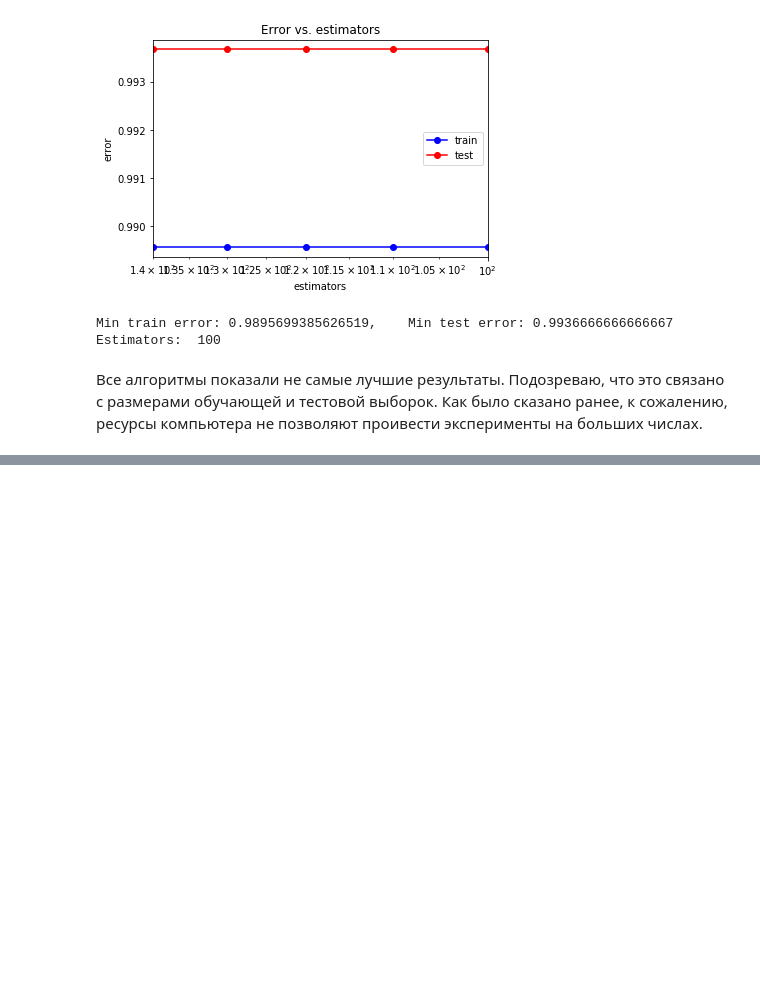
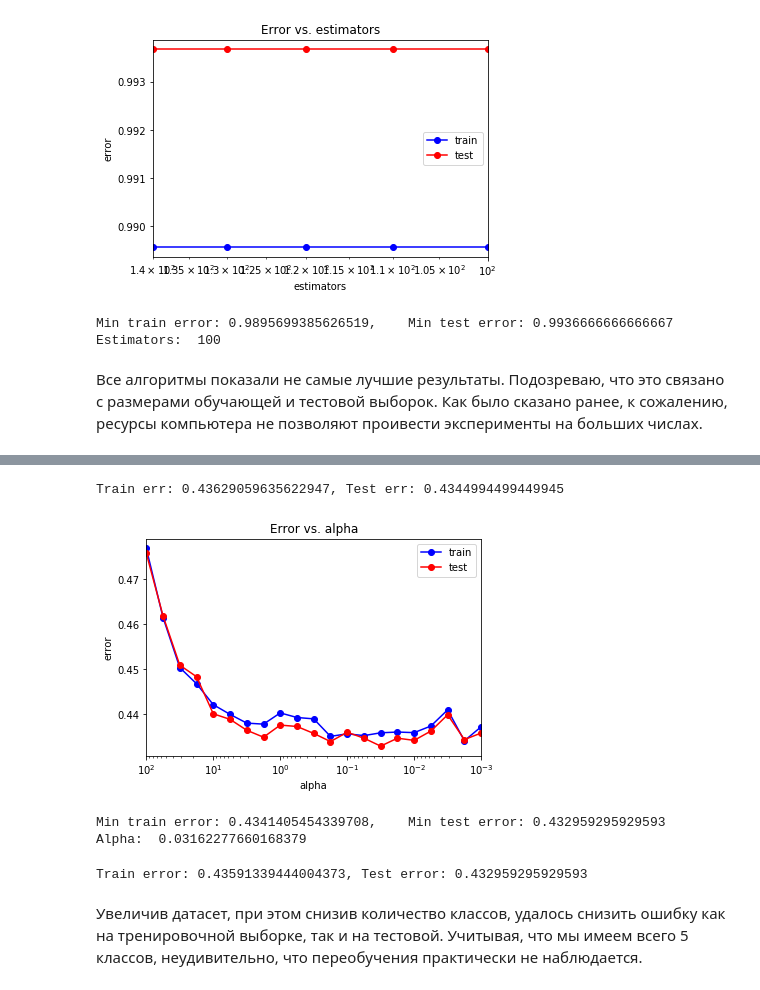
Before and after one commit to AntonGrishin/ML, a Jupyter notebook: core.ipynb, the cells around one changed output, grey strips where cells are left out. Drawn from its saved outputs; the diff is of its cells as text; code cells hidden in the pictures; blank space fills up the shorter version.

```diff
--- a/core.ipynb
+++ b/core.ipynb
@@ -1005,0 +1081,6 @@ Estimators:  100
+# %%
+#Обучение классификатора
+from sklearn.neural_network import MLPClassifier
+mlp_model = MLPClassifier(hidden_layer_sizes = (100,), solver = 'lbfgs',
+                          activation = 'logistic', random_state = 42)
+mlp_model.fit(X_train, y_train)
@@ -1005,0 +1095,55 @@ Estimators:  100
+# %%
+y_train_pred = mlp_model.predict(X_train)
+y_test_pred = mlp_model.predict(X_test)
+
+
+print('Train err: {}, Test err: {}'.format(np.mean(y_train != y_train_pred), np.mean(y_test != y_test_pred)))
+# %% [output]
+Train err: 0.43629059635622947, Test err: 0.4344994499449945
+# %%
+alpha_arr = np.logspace(-3, 2, 21)
+test_err = []
+train_err = []
+for alpha in alpha_arr:
+    mlp_model = MLPClassifier(alpha = alpha, hidden_layer_sizes = (100,),
+                              solver = 'lbfgs', activation = 'logistic', random_state = 42)
+    mlp_model.fit(X_train, y_train)
+
+    y_train_pred = mlp_model.predict(X_train)
+    y_test_pred = mlp_model.predict(X_test)
+    train_err.append(np.mean(y_train != y_train_pred))
+    test_err.append(np.mean(y_test != y_test_pred))
+# %%
+plt.semilogx(alpha_arr, train_err, 'b-o', label = 'train')
+plt.semilogx(alpha_arr, test_err, 'r-o', label = 'test')
+plt.xlim([np.max(alpha_arr), np.min(alpha_arr)])
+plt.title('Error vs. alpha')
+plt.xlabel('alpha')
+plt.ylabel('error')
+plt.legend()
+pass
+# %% [output]
+[figure, added]
+# %%
+min_train_err = np.min(train_err)
+min_test_err = np.min(test_err)
+alpha_opt = alpha_arr[test_err == min_test_err][0]
+
+print('Min train error: {}, \tMin test error: {}'.format(min_train_err, min_test_err))
+print('Alpha: ', alpha_opt)
+# %% [output]
+Min train error: 0.4341405454339708,    Min test error: 0.432959295929593
+Alpha:  0.03162277660168379
+# %%
+mlp_model = MLPClassifier(alpha = alpha_opt, hidden_layer_sizes = (100,),
+                          solver = 'lbfgs', activation = 'logistic', random_state = 42)
+mlp_model.fit(X_train, y_train)
+
+y_train_pred = mlp_model.predict(X_train)
+y_test_pred = mlp_model.predict(X_test)
+
+print('Train error: {}, Test error: {}'.format(np.mean(y_train != y_train_pred), np.mean(y_test != y_test_pred)))
+# %% [output]
+Train error: 0.43591339444004373, Test error: 0.432959295929593
+# %% [markdown]
+Увеличив датасет, при этом снизив количество классов, удалось снизить ошибку как на тренировочной выборке, так и на тестовой. Учитывая, что мы имеем всего 5 классов, неудивительно, что переобучения практически не наблюдается.
```
Also changed, not shown: parts of 17 cells of this notebook.
